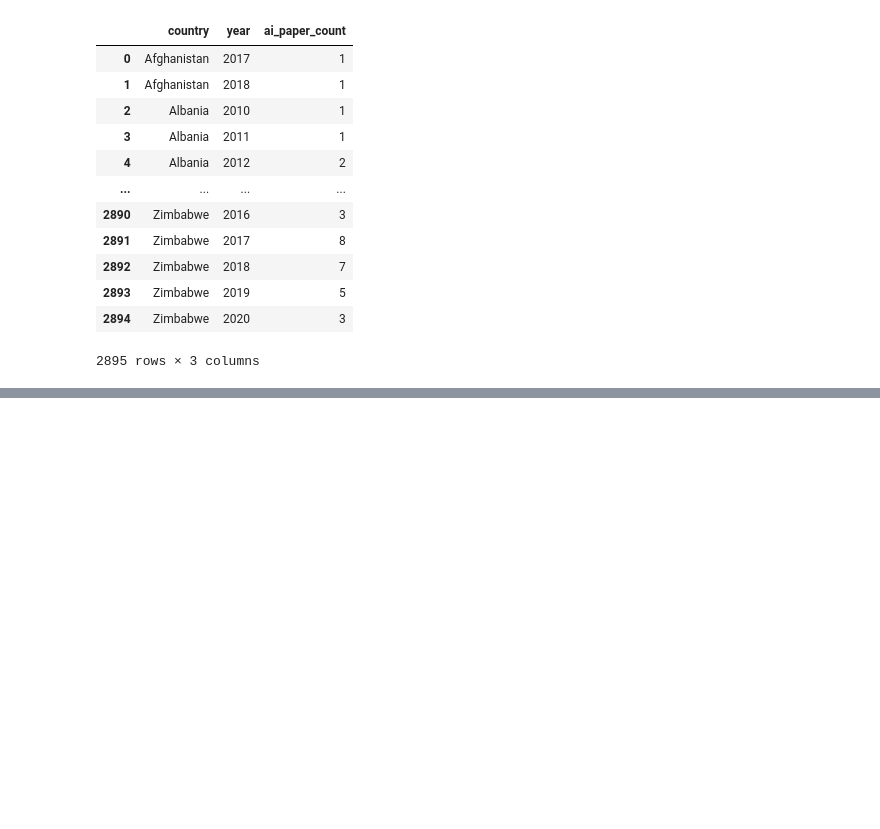
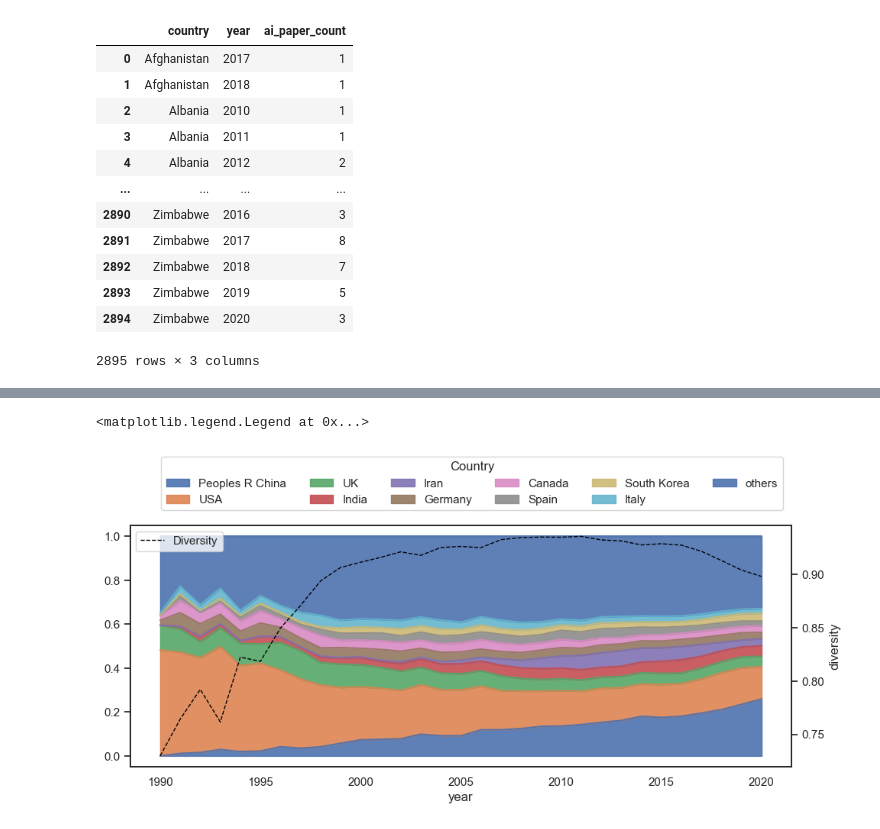
Before and after one commit to jieshu-wang-SBU/EST389_371_2026_spring, a Jupyter notebook: lectures/09-advanced_data_operations/09-05_Common_analytical_features.ipynb, the cells around one changed output, grey strips where cells are left out. Drawn from its saved outputs; the diff is of its cells as text; code cells hidden in the pictures; blank space fills up the shorter version.

```diff
--- a/lectures/09-advanced_data_operations/09-05_Common_analytical_features.ipynb
+++ b/lectures/09-advanced_data_operations/09-05_Common_analytical_features.ipynb
@@ -390,0 +428,17 @@ df
+# %%
+# choose only the top 10 countries to plot, and set others as other
+top_ten_countries = df.groupby('country', as_index=False)['ai_paper_count'].sum().nlargest(n=10, columns='ai_paper_count')['country'].to_list()
+
+df['country_adj'] = df['country'].apply(lambda x: x if x in top_ten_countries else "others")
+
+
+df_adjust_country = df.groupby(["country_adj",'year'], as_index=False)['ai_paper_count'].sum().rename(columns={'country_adj':'country'})
+
+df_adjust_country['pct'] = df_adjust_country.groupby("year")['ai_paper_count'].transform(lambda x: x/x.sum())
+
+# cast country column to categorical to maintain orders
+df_adjust_country['country'] = df_adjust_country['country'].astype(pd.CategoricalDtype(
+    categories=top_ten_countries + ['others'], ordered=True
+))
+
+df_adjust_country
@@ -390,0 +459,3 @@ df
+# %%
+area_plot_df = pd.pivot_table(data=df_adjust_country, index='year', columns='country', values='pct', observed=True).fillna(0)
+area_plot_df
@@ -390,0 +481,19 @@ df
+# %%
+fig, ax = plt.subplots(1, 1, figsize=(10, 4), tight_layout=True)
+sns.set_style("white")
+start_year = 1990
+
+# plot area plot
+area_plot_df.query("year >= @start_year").plot(kind='area', ax=ax, alpha=0.9)
+
+# plot diversity index
+ax_twin = ax.twinx()
+sns.lineplot(data=yearly_diversity.query("year >= @start_year"), x='year', y='diversity', ax=ax_twin,
+             color="black", lw=1, ls="--", label='Diversity')
+
+handles, labels = ax.get_legend_handles_labels()
+ax.get_legend().remove()
+fig.legend(handles, labels, loc='upper center', ncol=6, bbox_to_anchor=(.5,1.2),frameon=True,title='Country')
+# %% [output]
+<matplotlib.legend.Legend at 0x...>
+[figure, added]
```
Also changed, not shown: parts of 28 cells of this notebook.
